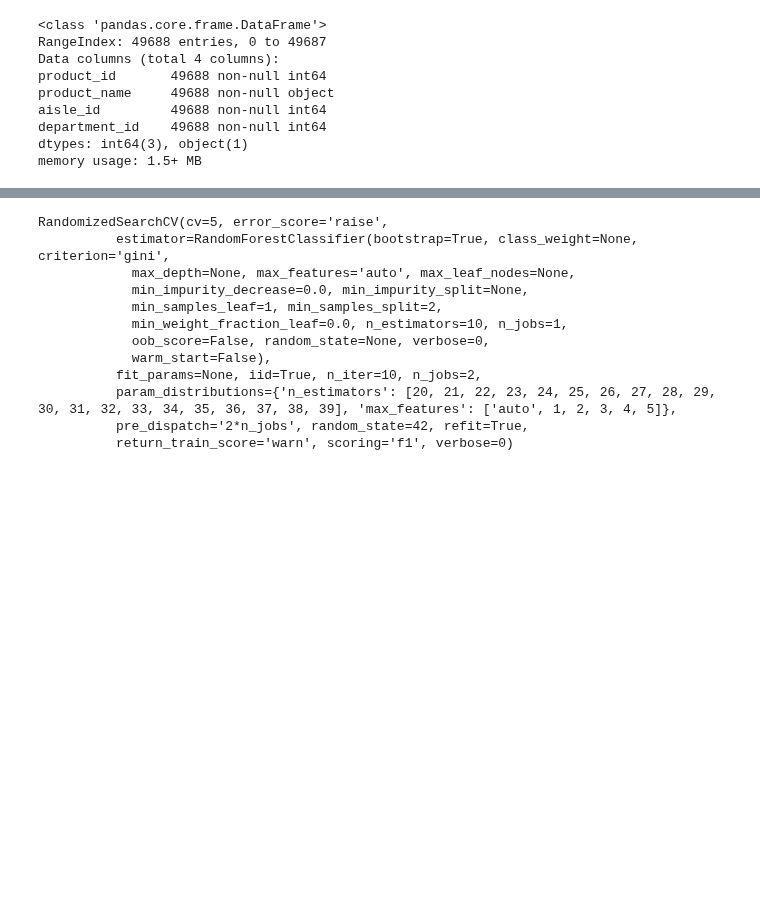
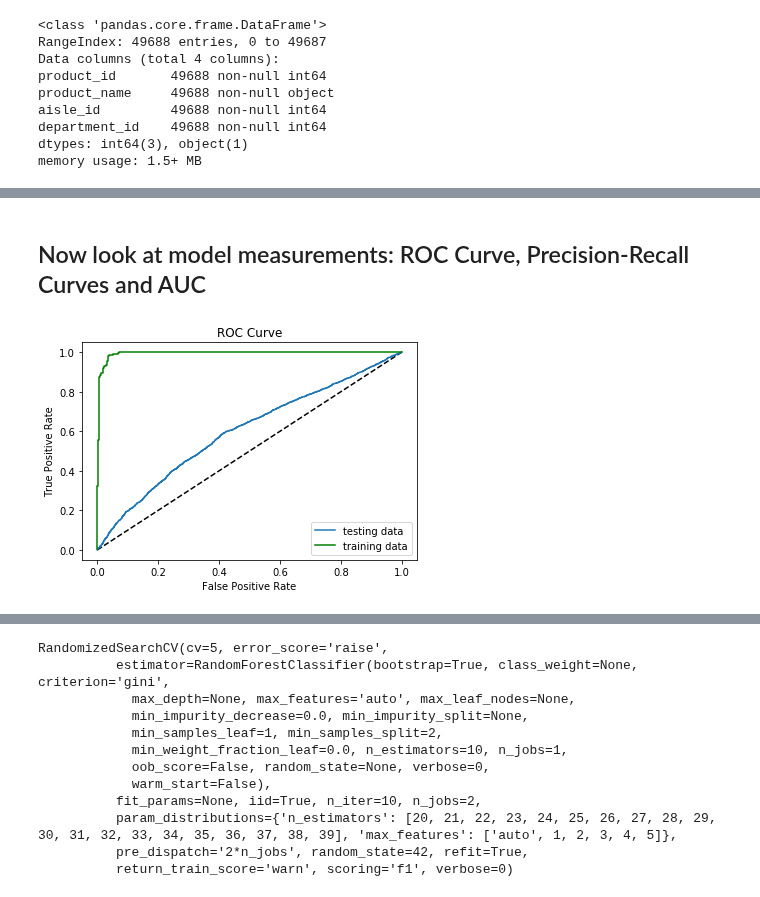
Before and after one commit to lbjennings/Springboard, a Jupyter notebook: Springboard/Capstone Project 1/RandomForest.ipynb, the cells around one changed output, grey strips where cells are left out. Saved outputs shown, nothing was run; the diff lists cells and outputs as text; code cells hidden in the pictures; blank space fills up the shorter version.

```diff
--- a/Springboard/Capstone Project 1/RandomForest.ipynb
+++ b/Springboard/Capstone Project 1/RandomForest.ipynb
@@ -168,4 +324,0 @@ Index([u'add_to_cart_order', u'days_since_prior_order', u'order_dow',
-# %%
-#convert target column into array for training set
-ytrain = pd.factorize(df_train['reordered'])[0]
-ytrain
@@ -185,4 +324,0 @@ df_test.head()
-# %%
-#convert target column into array for test set
-ytest = pd.factorize(df_test['reordered'])[0]
-ytest
@@ -210,0 +345,28 @@ We have the data set up for sklearn lets do some machine learning. First will sh
+# %% [markdown]
+## Now look at model measurements: ROC Curve, Precision-Recall Curves and AUC
+# %%
+#predict the probabilities for each observation in training set
+#pred_train_prob_svm = clf.decision_function(xtrain)[:,1]
+
+#predict the probabilities for each observation in test set
+#pred_prob_svm = clf.predict_proba(xtest)[:,1]
+
+#get false positive rate, true positive rate, and thresholds for training data
+xfpr , xtpr , xthres = roc_curve(ytrain , clf.decision_function(xtrain) )
+
+#get false positive rate, true positive rate, and thresholds for test data
+fpr , tpr , thres = roc_curve( ytest , clf.decision_function(xtest))
+
+#plot base line at .5 probability
+plt.plot([0,1],[0,1],'k--')
+#plot model train and test
+plt.plot(fpr,tpr,label='testing data')
+plt.plot(xfpr,xtpr, 'g-',label='training data')
+#add labels
+plt.xlabel("False Positive Rate")
+plt.ylabel("True Positive Rate")
+plt.title('ROC Curve')
+plt.legend(loc=4)
+plt.show()
+# %% [output]
+[figure, added]
```
Also changed, not shown: parts of 119 cells of this notebook.
